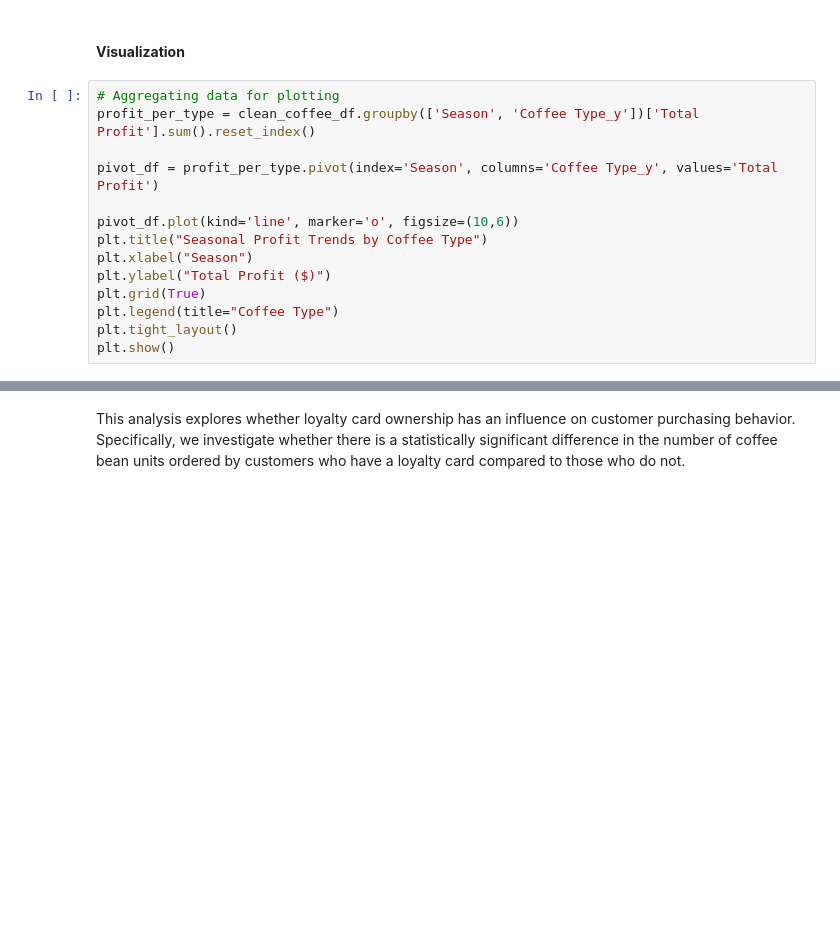
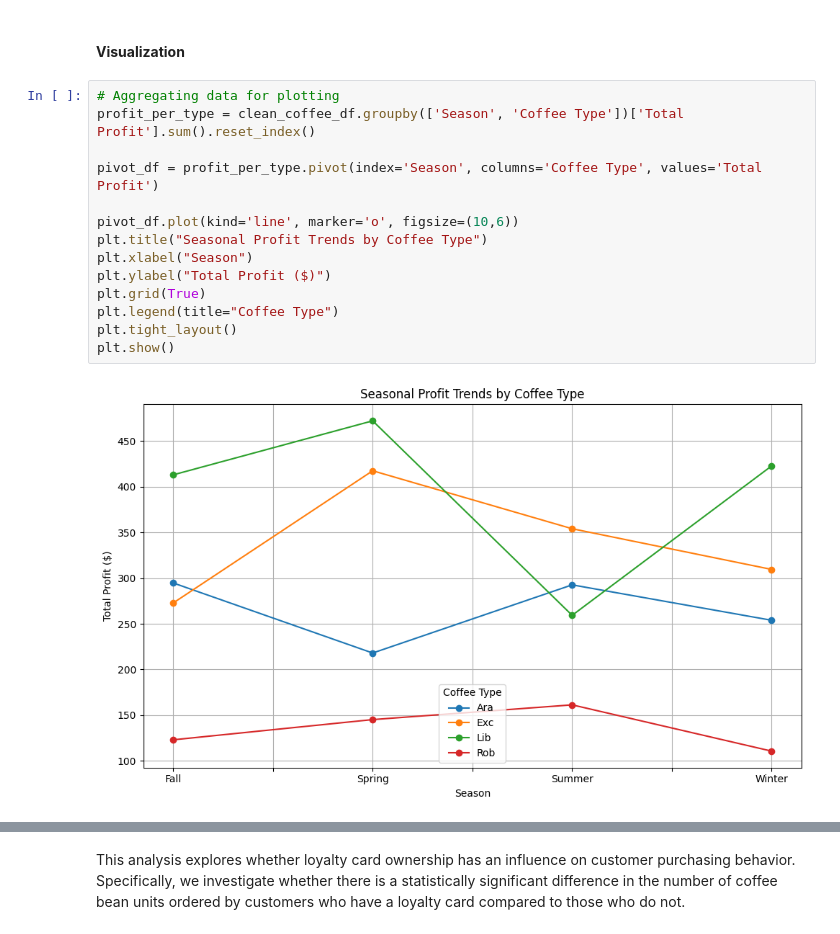
Before and after one commit to Emman-28/CSMODEL-MP, a Jupyter notebook: CSMODEL MP.ipynb, the cells around one changed output, grey strips where cells are left out. Saved outputs shown, nothing was run; the diff lists cells and outputs as text; blank space fills up the shorter version.

```diff
--- a/CSMODEL MP.ipynb
+++ b/CSMODEL MP.ipynb
@@ -624,15 +616,17 @@ print(f"\nSeason with the highest profit: {top_season}")
 #### **Visualization**
 # %%
 # Aggregating data for plotting
-profit_per_type = clean_coffee_df.groupby(['Season', 'Coffee Type_y'])['Total Profit'].sum().reset_index()
+profit_per_type = clean_coffee_df.groupby(['Season', 'Coffee Type'])['Total Profit'].sum().reset_index()
 
-pivot_df = profit_per_type.pivot(index='Season', columns='Coffee Type_y', values='Total Profit')
+pivot_df = profit_per_type.pivot(index='Season', columns='Coffee Type', values='Total Profit')
 
 pivot_df.plot(kind='line', marker='o', figsize=(10,6))
 plt.title("Seasonal Profit Trends by Coffee Type")
 plt.xlabel("Season")
 plt.ylabel("Total Profit ($)")
 plt.grid(True)
 plt.legend(title="Coffee Type")
 plt.tight_layout()
 plt.show()
+# %% [output]
+[figure, added]
```
Also changed, not shown: parts of 49 cells of this notebook.
